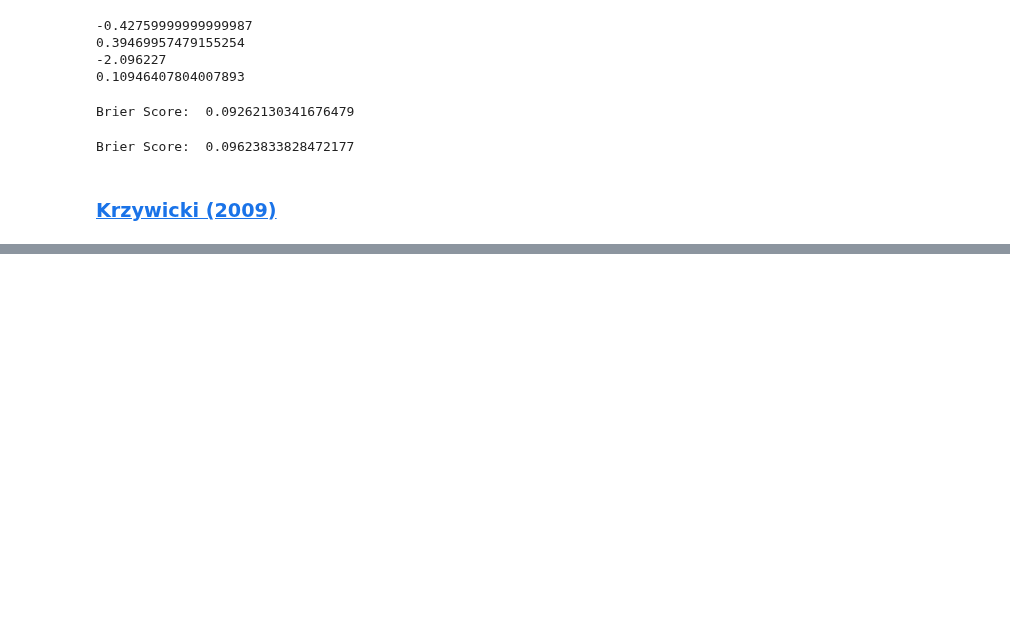
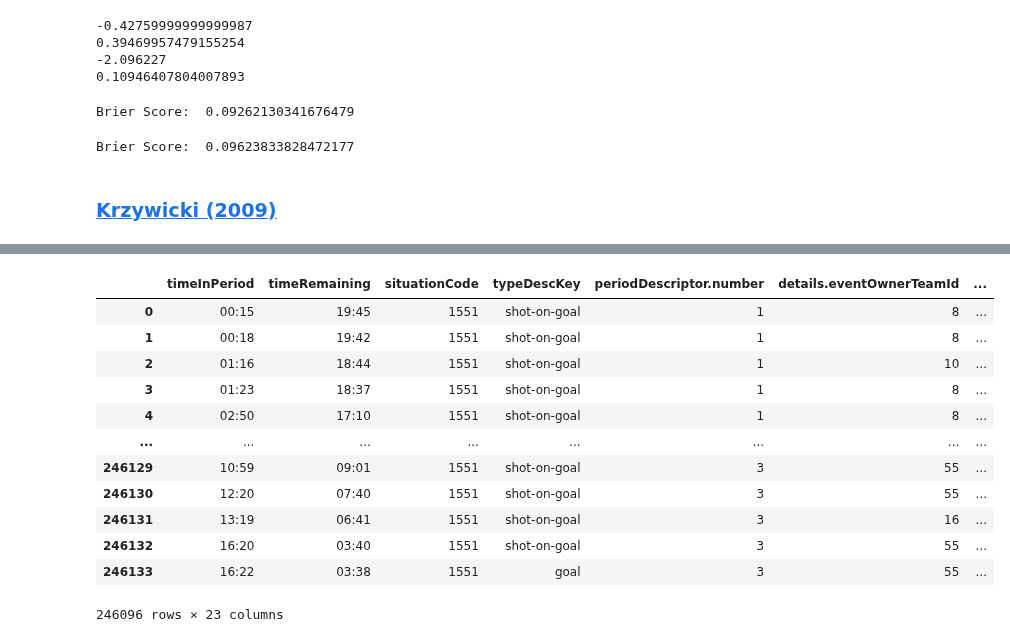
Before and after one commit to rromaniuk31/PhD-Research, a Jupyter notebook: Create_Historical_Models.ipynb, the cells around one changed output, grey strips where cells are left out. Drawn from its saved outputs; the diff is of its cells as text; code cells hidden in the pictures; blank space fills up the shorter version.

```diff
--- a/Create_Historical_Models.ipynb
+++ b/Create_Historical_Models.ipynb
@@ -528,0 +558,49 @@ train_pbp[((train_pbp["typeDescKey"] == "shot-on-goal") | (train_pbp["typeDescKe
+# %%
+# Get required game type
+testing = get_games(train_pbp, "regular")
+
+    # Keep only shot and goal events
+testing = keep_SOG(testing)
+
+    # Fix data types
+testing = fix_pbp_types(testing)
+
+keep_pbp = ["timeInPeriod", "timeRemaining", "situationCode", "typeDescKey", "periodDescriptor.number", "details.eventOwnerTeamId", "details.xCoord", "details.yCoord", "details.shotType", "gameId", "homeTeamDefendingSide", "lastEvent", "timeSinceLastEvent"]
+keep_schedule = ["id", "awayTeam.id", "homeTeam.id"]
+testing = pd.merge(testing[keep_pbp], schedule[keep_schedule], left_on = "gameId", right_on = "id", how = "inner")
+
+# Drop rows with missing details.shotType, this is the only column containing NaN
+testing = testing[testing["details.shotType"].notna()]
+
+#Create an abs.xCoord column, so shots are in one direction
+testing["flipped.xCoord"] = testing["details.xCoord"] * -1.0
+testing["flipped.yCoord"] = testing["details.yCoord"] * -1.0
+
+# Determine whether home team took the shot
+testing["homeTeamShot"] = testing["details.eventOwnerTeamId"].astype(int).astype(str) == testing["homeTeam.id"].astype(int).astype(str)
+
+# Determine which direction the shot was taken
+testing["shotSide"] = testing.apply(shot_side, axis = 1)
+
+# Adjust shots taken towards the left net
+testing["adj.xCoord"] = testing.apply(lambda row: row["flipped.xCoord"] if row["shotSide"] == "left" else row["details.xCoord"], axis = 1)
+testing["adj.yCoord"] = testing.apply(lambda row: row["flipped.yCoord"] if row["shotSide"] == "left" else row["details.yCoord"], axis = 1)
+
+# Create shotDistance column
+testing["shotDistance"] = testing.apply(get_shot_distance, axis = 1)
+
+testing
+# %% [output]
+|  | timeInPeriod | timeRemaining | situationCode | typeDescKey | periodDescriptor.number | details.eventOwnerTeamId | ... |
+| 0 | 00:15 | 19:45 | 1551 | shot-on-goal | 1 | 8 | ... |
+| 1 | 00:18 | 19:42 | 1551 | shot-on-goal | 1 | 8 | ... |
+| 2 | 01:16 | 18:44 | 1551 | shot-on-goal | 1 | 10 | ... |
+| 3 | 01:23 | 18:37 | 1551 | shot-on-goal | 1 | 8 | ... |
+| 4 | 02:50 | 17:10 | 1551 | shot-on-goal | 1 | 8 | ... |
+| ... | ... | ... | ... | ... | ... | ... | ... |
+| 246129 | 10:59 | 09:01 | 1551 | shot-on-goal | 3 | 55 | ... |
+| 246130 | 12:20 | 07:40 | 1551 | shot-on-goal | 3 | 55 | ... |
+| 246131 | 13:19 | 06:41 | 1551 | shot-on-goal | 3 | 16 | ... |
+| 246132 | 16:20 | 03:40 | 1551 | shot-on-goal | 3 | 55 | ... |
+| 246133 | 16:22 | 03:38 | 1551 | goal | 3 | 55 | ... |
+246096 rows × 23 columns
```
Also changed, not shown: parts of 5 cells of this notebook.
